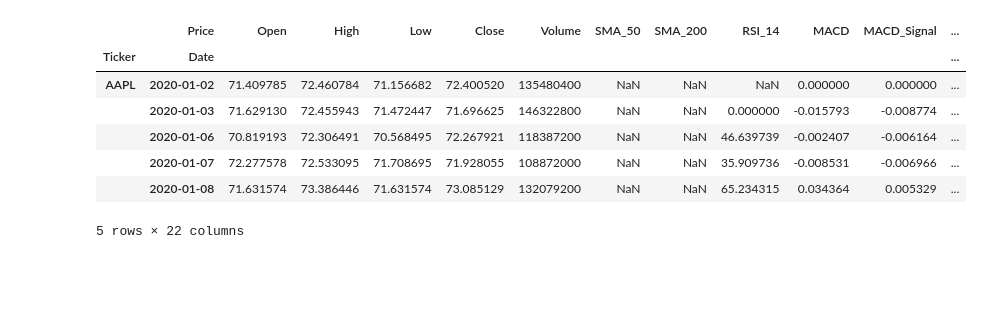
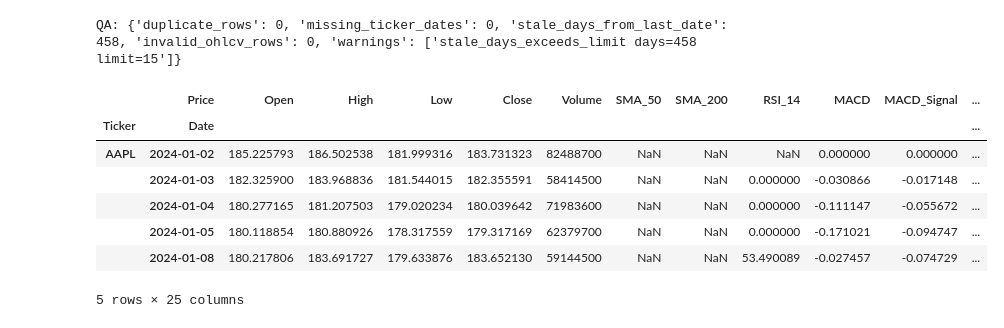
Before and after one commit to Kaushikdey647/shunya, a Jupyter notebook: test.ipynb, the cells around one changed output. Drawn from its saved outputs; the diff is of its cells as text; code cells hidden in the pictures; blank space fills up the shorter version.

```diff
--- a/test.ipynb
+++ b/test.ipynb
@@ -23,32 +12,48 @@
 # %%
-# OHLCV + features for a small universe (curl_cffi can reduce yfinance friction).
-
 import urllib3
 from curl_cffi import requests
+
+import jax.numpy as jnp
+import numpy as np
+import pandas as pd
+
+from src.algorithm import FinBT, FinStrat, cross_section as xs
+from src.algorithm.decision import DecisionContext
+from src.algorithm.fintrade import FinTrade
+from src.utils import indicators as ind
+from unittest.mock import MagicMock
 
 from src.data.fints import finTs
 
 urllib3.disable_warnings(urllib3.exceptions.InsecureRequestWarning)
 session = requests.Session(impersonate="chrome", verify=False)
 
-START, END = "2020-01-01", "2024-01-01"
-TICKERS = ["AAPL", "MSFT", "GOOGL", "TSLA", "NVDA", "ORCL"]
+START, END = "2024-01-01", "2025-01-01"
+TICKERS = [
+    "AAPL", "MSFT", "NVDA", "GOOGL", "AMZN", "META",
+    "JPM", "XOM", "UNH", "PG", "KO", "ORCL",
+]
 
 data = finTs(
     start_date=START,
     end_date=END,
     ticker_list=TICKERS,
     session=session,
 )
-assert not data.df.empty, "yfinance returned no rows; check dates and symbols."
+
+assert not data.df.empty, "No market data loaded. Check symbols and date range."
+qa = data.qa_diagnostics(max_stale_days=15)
+print("QA:", qa.as_dict())
+
 data.df.head()
 # %% [output]
+QA: {'duplicate_rows': 0, 'missing_ticker_dates': 0, 'stale_days_from_last_date': 458, 'invalid_ohlcv_rows': 0, 'warnings': ['stale_days_exceeds_limit days=458 limit=15']}
 |  | Price | Open | High | Low | Close | Volume | SMA_50 | SMA_200 | RSI_14 | MACD | MACD_Signal | ... |
 | Ticker | Date |  |  |  |  |  |  |  |  |  |  | ... |
-| AAPL | 2020-01-02 | 71.409785 | 72.460784 | 71.156682 | 72.400520 | 135480400 | NaN | NaN | NaN | 0.000000 | 0.000000 | ... |
-|  | 2020-01-03 | 71.629130 | 72.455943 | 71.472447 | 71.696625 | 146322800 | NaN | NaN | 0.000000 | -0.015793 | -0.008774 | ... |
-|  | 2020-01-06 | 70.819193 | 72.306491 | 70.568495 | 72.267921 | 118387200 | NaN | NaN | 46.639739 | -0.002407 | -0.006164 | ... |
-|  | 2020-01-07 | 72.277578 | 72.533095 | 71.708695 | 71.928055 | 108872000 | NaN | NaN | 35.909736 | -0.008531 | -0.006966 | ... |
-|  | 2020-01-08 | 71.631574 | 73.386446 | 71.631574 | 73.085129 | 132079200 | NaN | NaN | 65.234315 | 0.034364 | 0.005329 | ... |
+| AAPL | 2024-01-02 | 185.225793 | 186.502538 | 181.999316 | 183.731323 | 82488700 | NaN | NaN | NaN | 0.000000 | 0.000000 | ... |
+|  | 2024-01-03 | 182.325900 | 183.968836 | 181.544015 | 182.355591 | 58414500 | NaN | NaN | 0.000000 | -0.030866 | -0.017148 | ... |
+|  | 2024-01-04 | 180.277165 | 181.207503 | 179.020234 | 180.039642 | 71983600 | NaN | NaN | 0.000000 | -0.111147 | -0.055672 | ... |
+|  | 2024-01-05 | 180.118854 | 180.880926 | 178.317559 | 179.317169 | 62379700 | NaN | NaN | 0.000000 | -0.171021 | -0.094747 | ... |
+|  | 2024-01-08 | 180.217806 | 183.691727 | 179.633876 | 183.652130 | 59144500 | NaN | NaN | 53.490089 | -0.027457 | -0.074729 | ... |
-5 rows × 22 columns
+5 rows × 25 columns
 # %%
```
Also changed, not shown: parts of 8 cells of this notebook, 20 other files.
